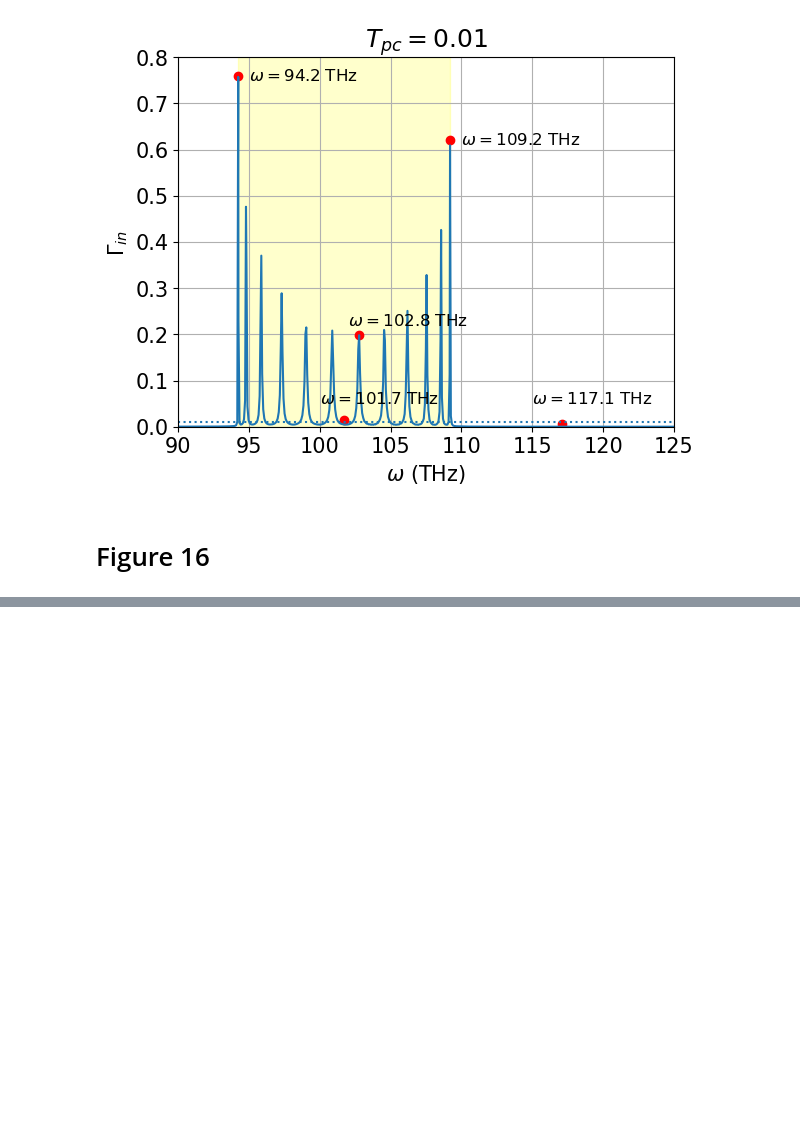
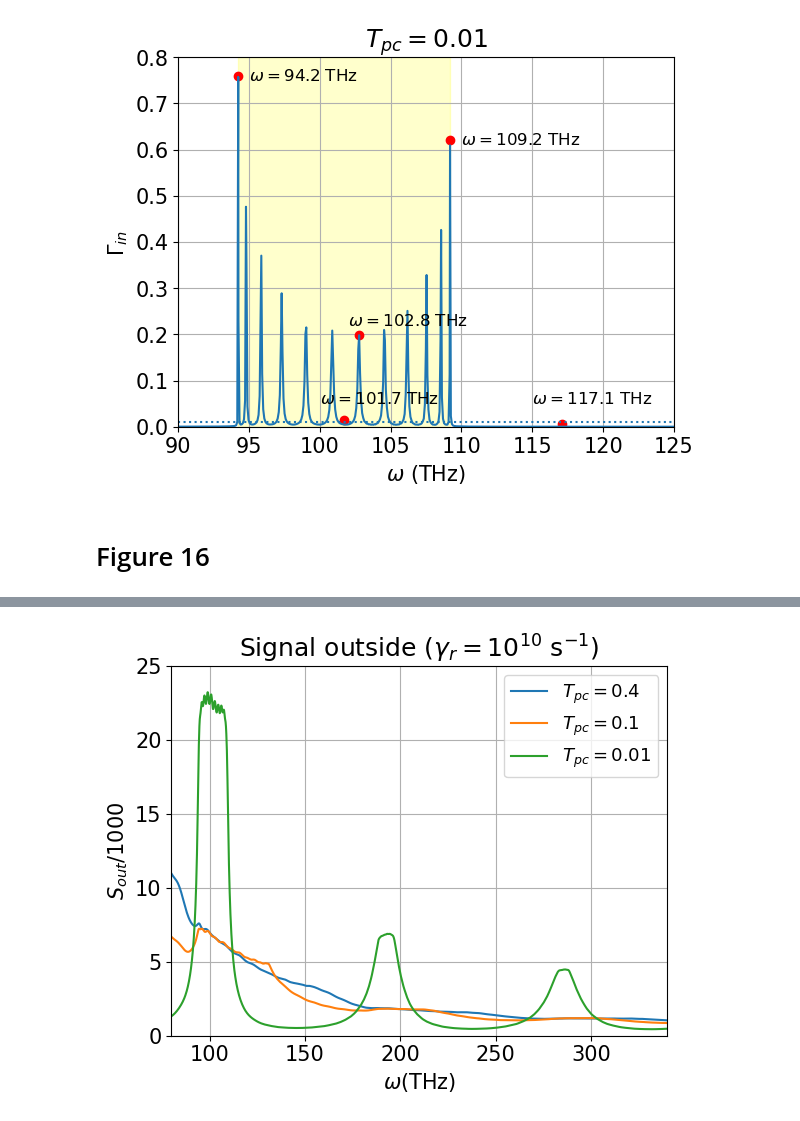
Before and after one commit to chihweiw/Thermal_Spectrum, a Jupyter notebook: Thesis_graphs.ipynb, the cells around one changed output, grey strips where cells are left out. Cells and saved outputs as stored; diff of their text form; code cells hidden in the pictures; blank space fills up the shorter version.

```diff
--- a/Thesis_graphs.ipynb
+++ b/Thesis_graphs.ipynb
@@ -867,0 +933,8 @@ plt.show()
+# %%
+xlim = [80,340]
+ylim = [0,25]
+plot_s_omega(omega_l, emodes_files, PN_files, labels, 'OUT', r'$\omega$(THz)', r'$S_{out}$',
+             r'Signal outside ($\gamma_r = 10^{10}$ s$^{-1}$)', './Graphs/S_out_n500_gr1e10_gc1e9_A1e-16_N601.png',
+             xlim=xlim, ylim=ylim, yscale=True)
+# %% [output]
+[figure, added]
```
Also changed, not shown: parts of 35 cells of this notebook, 2 other files.
